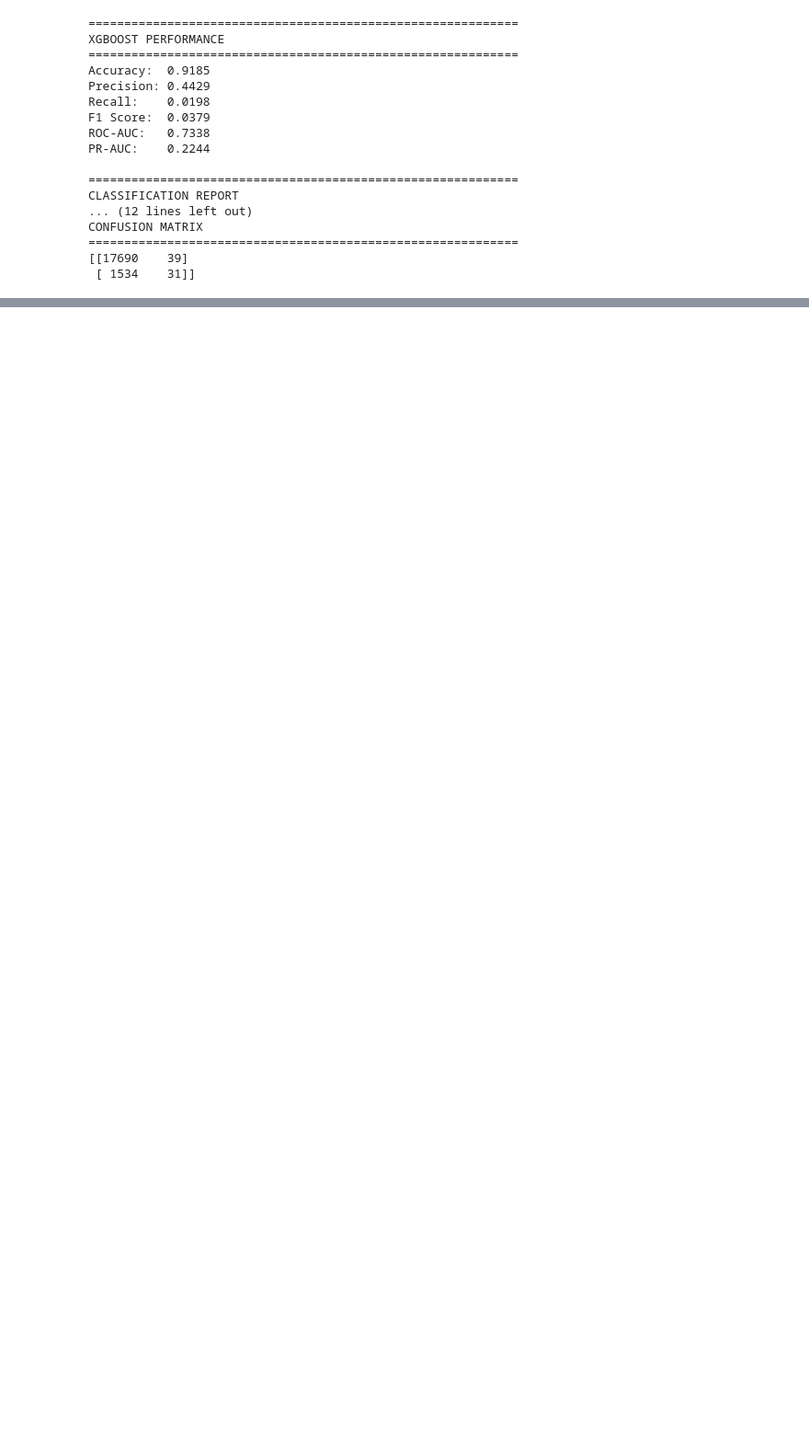
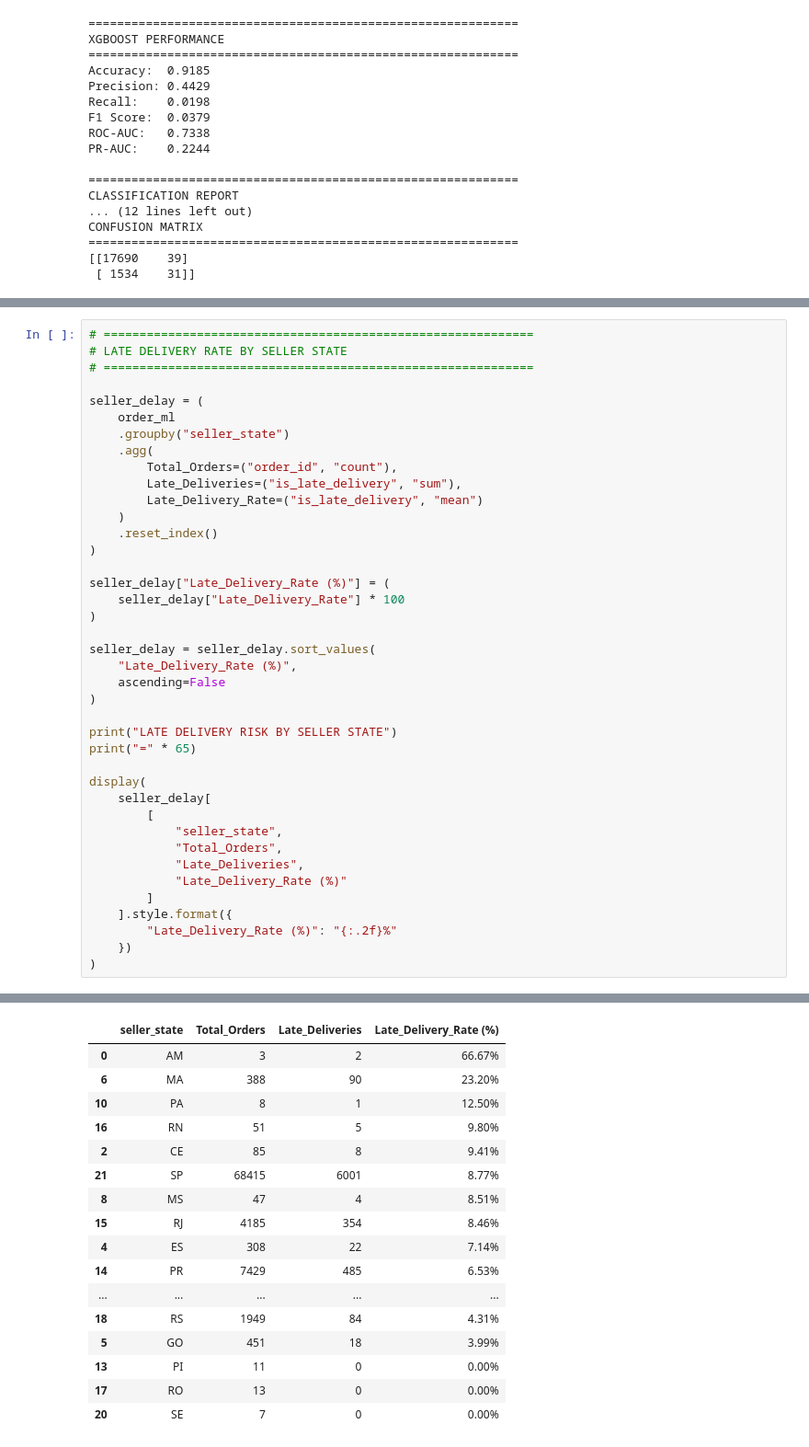
Before and after one commit to abhisarthak/AI-Driven-Circular-Supply-Chain-Optimization, a Jupyter notebook: notebooks/02_data_preprocessing.ipynb, the cells around one changed output, grey strips where cells are left out. Shown at 92% size. Cells and saved outputs as stored; diff of their text form; blank space fills up the shorter version.

```diff
--- a/notebooks/02_data_preprocessing.ipynb
+++ b/notebooks/02_data_preprocessing.ipynb
@@ -3526,0 +3968,41 @@ CONFUSION MATRIX
+# %%
+# ============================================================
+# LATE DELIVERY RATE BY SELLER STATE
+# ============================================================
+
+seller_delay = (
+    order_ml
+    .groupby("seller_state")
+    .agg(
+        Total_Orders=("order_id", "count"),
+        Late_Deliveries=("is_late_delivery", "sum"),
+        Late_Delivery_Rate=("is_late_delivery", "mean")
+    )
+    .reset_index()
+)
+
+seller_delay["Late_Delivery_Rate (%)"] = (
+    seller_delay["Late_Delivery_Rate"] * 100
+)
+
+seller_delay = seller_delay.sort_values(
+    "Late_Delivery_Rate (%)",
+    ascending=False
+)
+
+print("LATE DELIVERY RISK BY SELLER STATE")
+print("=" * 65)
+
+display(
+    seller_delay[
+        [
+            "seller_state",
+            "Total_Orders",
+            "Late_Deliveries",
+            "Late_Delivery_Rate (%)"
+        ]
+    ].style.format({
+        "Late_Delivery_Rate (%)": "{:.2f}%"
+    })
+)
+# %% [output]
@@ -3526,0 +4011,17 @@ CONFUSION MATRIX
+|  | seller_state | Total_Orders | Late_Deliveries | Late_Delivery_Rate (%) |
+| 0 | AM | 3 | 2 | 66.67% |
+| 6 | MA | 388 | 90 | 23.20% |
+| 10 | PA | 8 | 1 | 12.50% |
+| 16 | RN | 51 | 5 | 9.80% |
+| 2 | CE | 85 | 8 | 9.41% |
+| 21 | SP | 68415 | 6001 | 8.77% |
+| 8 | MS | 47 | 4 | 8.51% |
+| 15 | RJ | 4185 | 354 | 8.46% |
+| 4 | ES | 308 | 22 | 7.14% |
+| 14 | PR | 7429 | 485 | 6.53% |
+| ... | ... | ... | ... | ... |
+| 18 | RS | 1949 | 84 | 4.31% |
+| 5 | GO | 451 | 18 | 3.99% |
+| 13 | PI | 11 | 0 | 0.00% |
+| 17 | RO | 13 | 0 | 0.00% |
+| 20 | SE | 7 | 0 | 0.00% |
```
Also changed, not shown: parts of 13 cells of this notebook.
